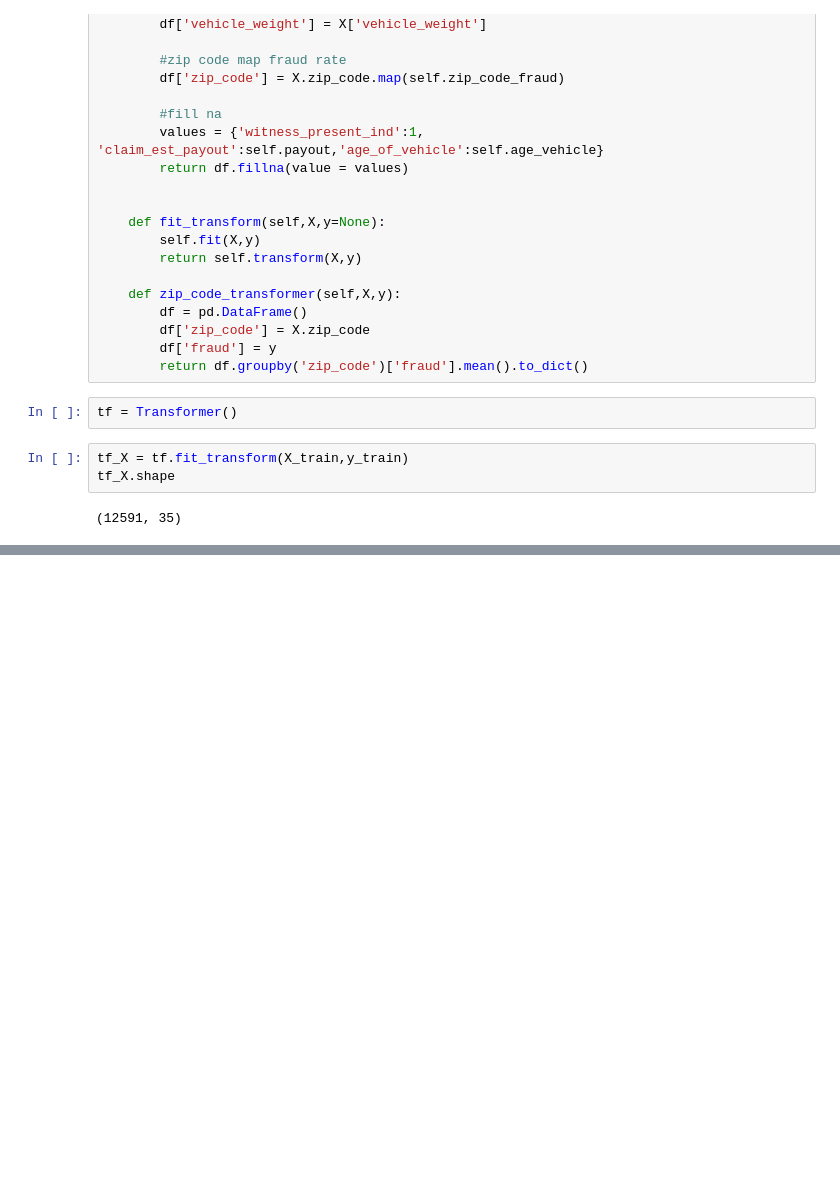
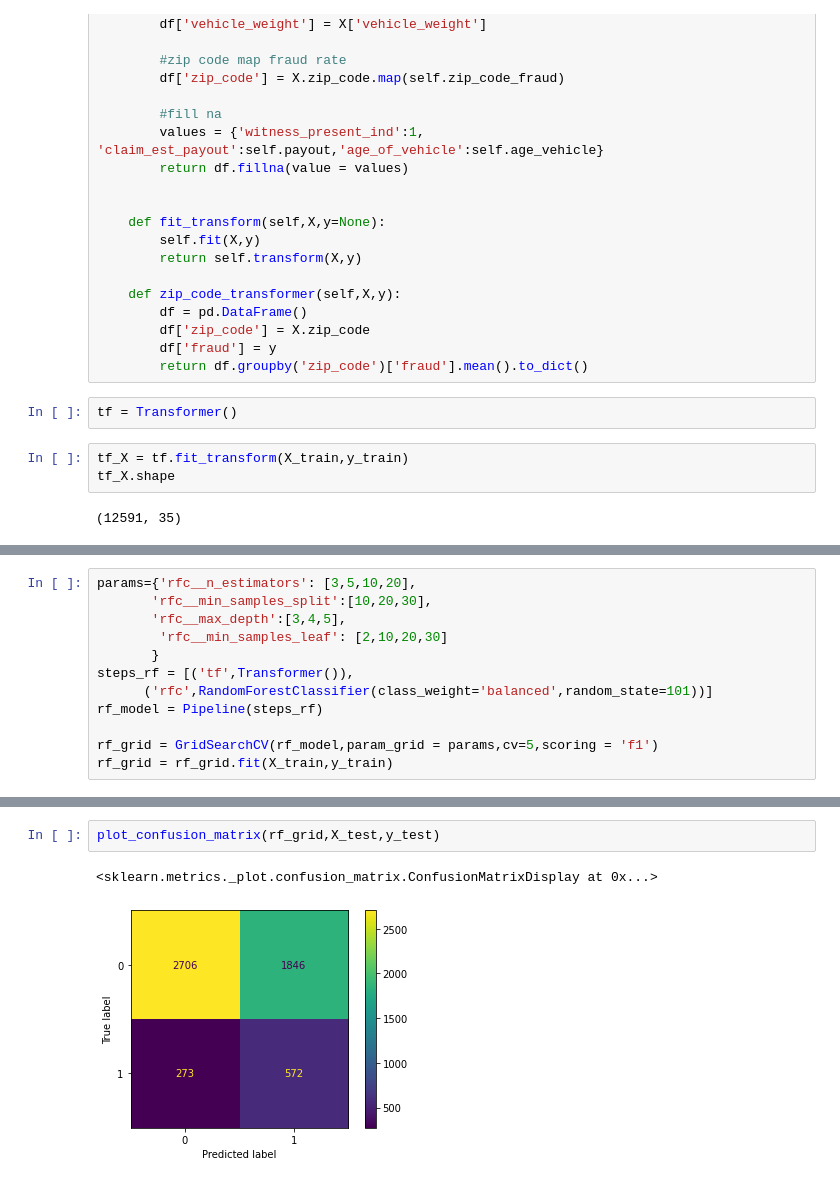
Before and after one commit to DataAlice/Fraud_Detection_Engine, a Jupyter notebook: Fraud_Detection_Part1.ipynb, the cells around one changed output, grey strips where cells are left out. Cells and saved outputs as stored; diff of their text form; blank space fills up the shorter version.

```diff
--- a/Fraud_Detection_Part1.ipynb
+++ b/Fraud_Detection_Part1.ipynb
@@ -911,0 +961,12 @@ tf_X.shape
+# %%
+params={'rfc__n_estimators': [3,5,10,20],
+       'rfc__min_samples_split':[10,20,30],
+       'rfc__max_depth':[3,4,5],
+        'rfc__min_samples_leaf': [2,10,20,30]
+       }
+steps_rf = [('tf',Transformer()),
+      ('rfc',RandomForestClassifier(class_weight='balanced',random_state=101))]
+rf_model = Pipeline(steps_rf)
+
+rf_grid = GridSearchCV(rf_model,param_grid = params,cv=5,scoring = 'f1')
+rf_grid = rf_grid.fit(X_train,y_train)
@@ -911,0 +1005,5 @@ tf_X.shape
+# %%
+plot_confusion_matrix(rf_grid,X_test,y_test)
+# %% [output]
+<sklearn.metrics._plot.confusion_matrix.ConfusionMatrixDisplay at 0x...>
+[figure, added]
```
Also changed, not shown: parts of 70 cells of this notebook.
